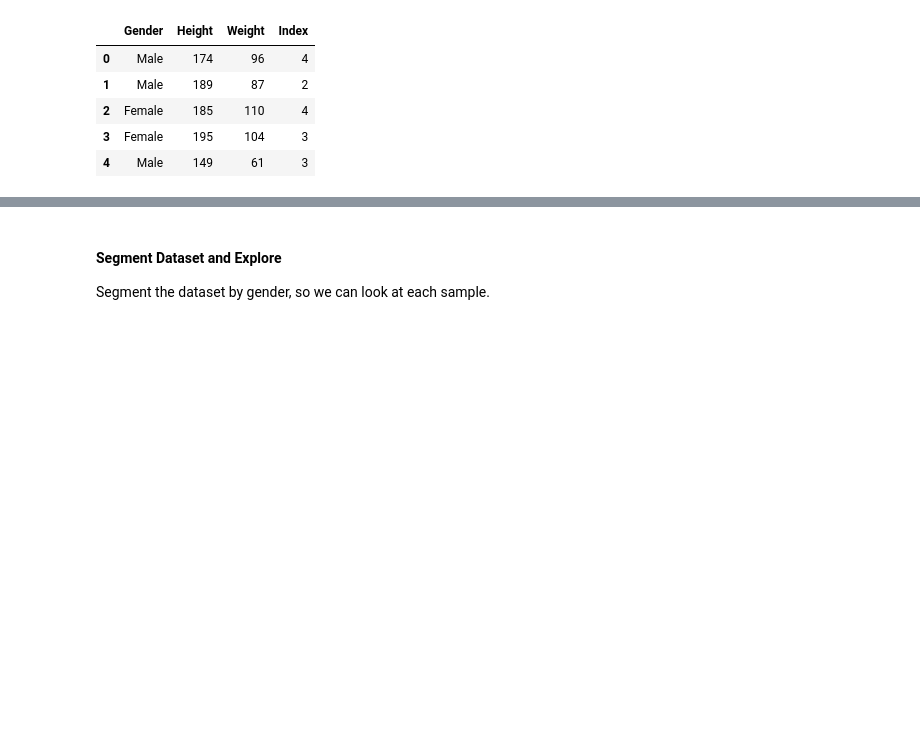
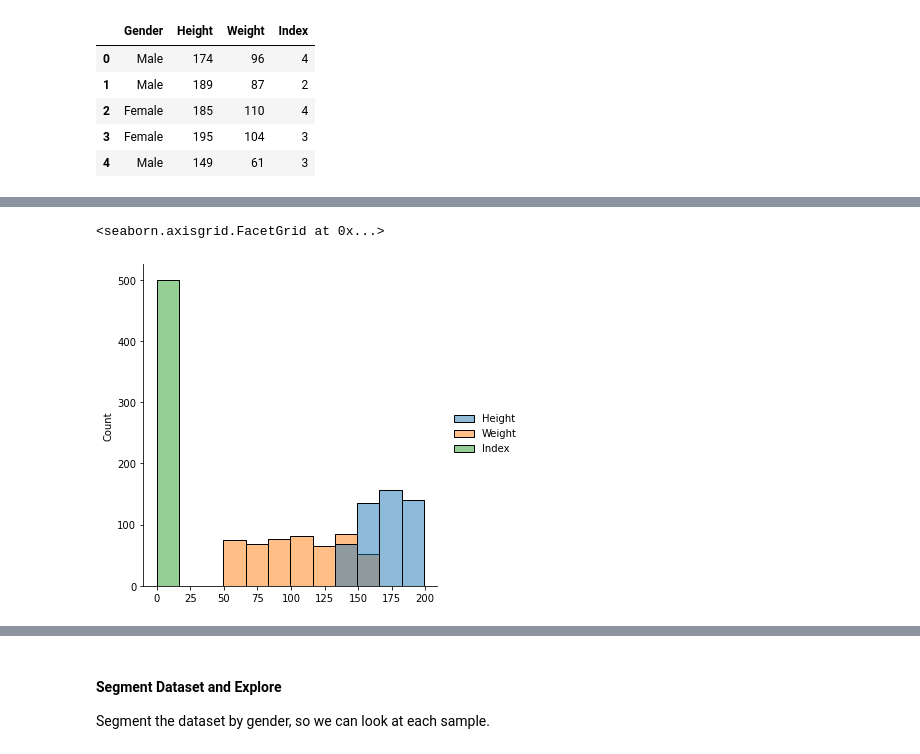
Before and after one commit to SidhST12/Basic_Stats_in_Python_Student_Workbooks, a Jupyter notebook: 006_SingleVarSelfCheck.ipynb, the cells around one changed output, grey strips where cells are left out. Cells and saved outputs as stored; diff of their text form; code cells hidden in the pictures; blank space fills up the shorter version.

```diff
--- a/006_SingleVarSelfCheck.ipynb
+++ b/006_SingleVarSelfCheck.ipynb
@@ -59,0 +76,5 @@ df.head()
+# %%
+sns.displot(df)
+# %% [output]
+<seaborn.axisgrid.FacetGrid at 0x...>
+[figure, added]
```
Also changed, not shown: parts of 13 cells of this notebook.
